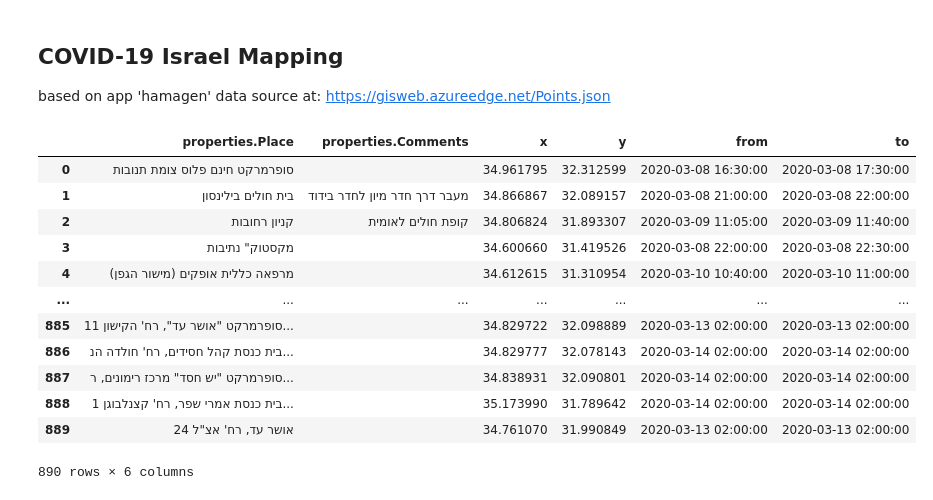
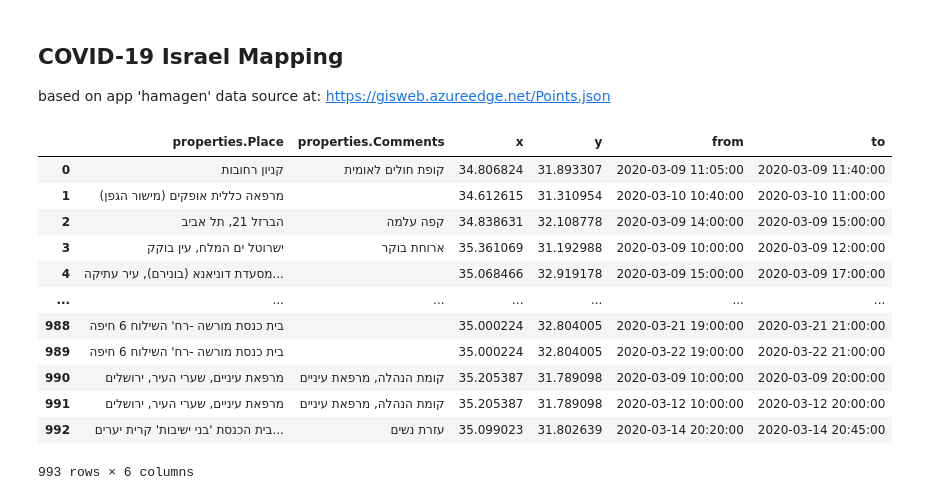
Before and after one commit to biafarrugia/dror-ddj-notebooks, a Jupyter notebook: notebooks/covid-19-mapping.ipynb, the cells around one changed output. Drawn from its saved outputs; the diff is of its cells as text; code cells hidden in the pictures.

```diff
--- a/notebooks/covid-19-mapping.ipynb
+++ b/notebooks/covid-19-mapping.ipynb
@@ -6,38 +6,38 @@ https://gisweb.azureedge.net/Points.json
 # %%
 import json
 import pandas as pd
 import datetime as dt
 from urllib.request import urlopen
 
 # reading from file
-with open('../data/hamagen/Points.json') as data_file:
-    data = json.load(data_file)
+#with open('../data/hamagen/Points.json') as data_file:
+#    data = json.load(data_file)
 
-# can also read from url (commented out for dev)
-# data = json.loads(urlopen('https://gisweb.azureedge.net/Points.json').read())
+# can also read from url
+data = json.loads(urlopen('https://gisweb.azureedge.net/Points.json').read())
 
 df = pd.json_normalize(data["features"])
 df = df.drop(['id','type','geometry.type','properties.OBJECTID','properties.sourceOID','properties.Name', 'properties.stayTimes','properties.POINT_X','properties.POINT_Y'], axis=1)
 df['x'] = df.apply(lambda x: x['geometry.coordinates'][0], axis=1)
 df['y'] = df.apply(lambda x: x['geometry.coordinates'][1], axis=1)
 df['from'] = df.apply(lambda x: dt.datetime.fromtimestamp(x['properties.fromTime']//1000), axis=1)
 df['to'] = df.apply(lambda x: dt.datetime.fromtimestamp(x['properties.toTime']//1000), axis=1)
 df = df.drop(['geometry.coordinates', 'properties.fromTime', 'properties.toTime'], axis=1)
 df
 # %% [output]
 |  | properties.Place | properties.Comments | x | y | from | to |
-| 0 | סופרמרקט חינם פלוס צומת תנובות |  | 34.961795 | 32.312599 | 2020-03-08 16:30:00 | 2020-03-08 17:30:00 |
-| 1 | בית חולים בילינסון | מעבר דרך חדר מיון לחדר בידוד | 34.866867 | 32.089157 | 2020-03-08 21:00:00 | 2020-03-08 22:00:00 |
-| 2 | קניון רחובות | קופת חולים לאומית | 34.806824 | 31.893307 | 2020-03-09 11:05:00 | 2020-03-09 11:40:00 |
-| 3 | מקסטוק" נתיבות |  | 34.600660 | 31.419526 | 2020-03-08 22:00:00 | 2020-03-08 22:30:00 |
-| 4 | מרפאה כללית אופקים (מישור הגפן) |  | 34.612615 | 31.310954 | 2020-03-10 10:40:00 | 2020-03-10 11:00:00 |
+| 0 | קניון רחובות | קופת חולים לאומית | 34.806824 | 31.893307 | 2020-03-09 11:05:00 | 2020-03-09 11:40:00 |
+| 1 | מרפאה כללית אופקים (מישור הגפן) |  | 34.612615 | 31.310954 | 2020-03-10 10:40:00 | 2020-03-10 11:00:00 |
+| 2 | הברזל 21, תל אביב | קפה עלמה | 34.838631 | 32.108778 | 2020-03-09 14:00:00 | 2020-03-09 15:00:00 |
+| 3 | ישרוטל ים המלח, עין בוקק | ארוחת בוקר | 35.361069 | 31.192988 | 2020-03-09 10:00:00 | 2020-03-09 12:00:00 |
+| 4 | מסעדת דוניאנא (בונירם), עיר עתיקה... |  | 35.068466 | 32.919178 | 2020-03-09 15:00:00 | 2020-03-09 17:00:00 |
 | ... | ... | ... | ... | ... | ... | ... |
-| 885 | סופרמרקט "אושר עד", רח' הקישון 11... |  | 34.829722 | 32.098889 | 2020-03-13 02:00:00 | 2020-03-13 02:00:00 |
-| 886 | בית כנסת קהל חסידים, רח' חולדה הנ... |  | 34.829777 | 32.078143 | 2020-03-14 02:00:00 | 2020-03-14 02:00:00 |
-| 887 | סופרמרקט "יש חסד" מרכז רימונים, ר... |  | 34.838931 | 32.090801 | 2020-03-14 02:00:00 | 2020-03-14 02:00:00 |
-| 888 | בית כנסת אמרי שפר, רח' קצנלבוגן 1... |  | 35.173990 | 31.789642 | 2020-03-14 02:00:00 | 2020-03-14 02:00:00 |
-| 889 | אושר עד, רח' אצ"ל 24 |  | 34.761070 | 31.990849 | 2020-03-13 02:00:00 | 2020-03-13 02:00:00 |
+| 988 | בית כנסת מורשה -רח' השילוח 6 חיפה |  | 35.000224 | 32.804005 | 2020-03-21 19:00:00 | 2020-03-21 21:00:00 |
+| 989 | בית כנסת מורשה -רח' השילוח 6 חיפה |  | 35.000224 | 32.804005 | 2020-03-22 19:00:00 | 2020-03-22 21:00:00 |
+| 990 | מרפאת עיניים, שערי העיר, ירושלים | קומת הנהלה, מרפאת עיניים | 35.205387 | 31.789098 | 2020-03-09 10:00:00 | 2020-03-09 20:00:00 |
+| 991 | מרפאת עיניים, שערי העיר, ירושלים | קומת הנהלה, מרפאת עיניים | 35.205387 | 31.789098 | 2020-03-12 10:00:00 | 2020-03-12 20:00:00 |
+| 992 | בית הכנסת 'בני ישיבות' קרית יערים... | עזרת נשים | 35.099023 | 31.802639 | 2020-03-14 20:20:00 | 2020-03-14 20:45:00 |
-890 rows × 6 columns
+993 rows × 6 columns
 # %%
 import matplotlib.pyplot as plt
 
```
Also changed, not shown: parts of 2 cells of this notebook, 2 other files.
